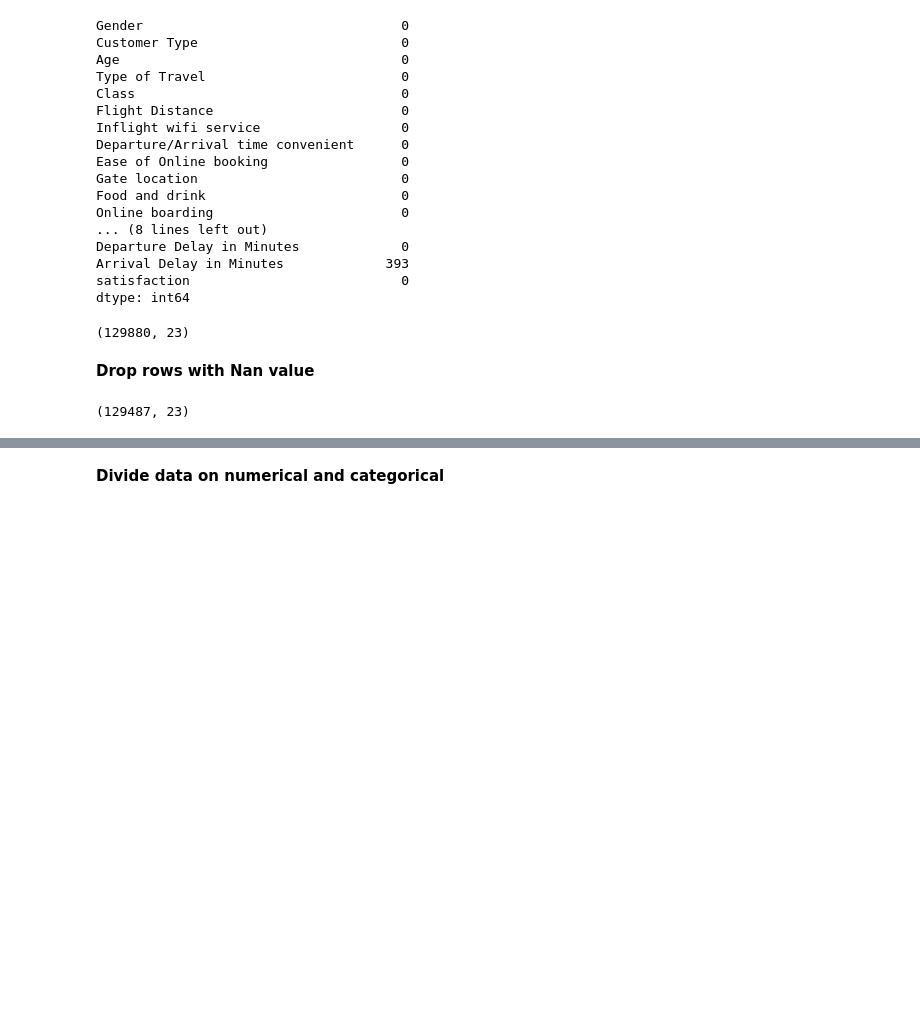
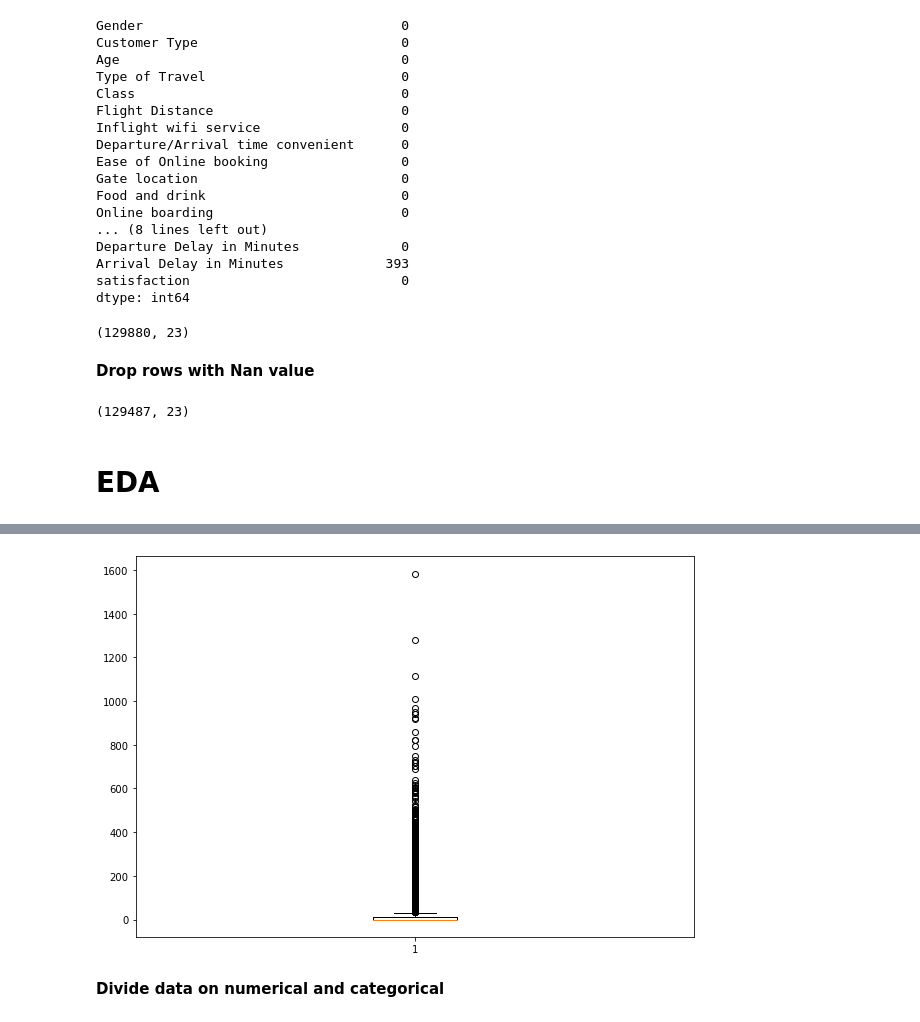
Before and after one commit to Iryna-Nesterenko/Airline-Passenger-Satisfaction-Machine_learning-, a Jupyter notebook: Airline-Passenger-Satisfaction-Machine_learning.ipynb, the cells around one changed output, grey strips where cells are left out. Saved outputs shown, nothing was run; the diff lists cells and outputs as text; code cells hidden in the pictures; blank space fills up the shorter version.

```diff
--- a/Airline-Passenger-Satisfaction-Machine_learning.ipynb
+++ b/Airline-Passenger-Satisfaction-Machine_learning.ipynb
@@ -134,6 +135,8 @@ data = data.dropna()
 data.shape
 # %% [output]
 (129487, 23)
+# %% [markdown]
+# EDA
 # %%
 data.describe()
 # %% [output]
@@ -146,6 +149,17 @@ data.describe()
 | 50% | 40.000000 | 844.000000 | 3.000000 | 3.000000 | 3.000000 | ... |
 | 75% | 51.000000 | 1744.000000 | 4.000000 | 4.000000 | 4.000000 | ... |
 | max | 85.000000 | 4983.000000 | 5.000000 | 5.000000 | 5.000000 | ... |
+# %%
+import matplotlib.pyplot as plt
+import numpy as np
+
+fig = plt.figure(figsize =(10, 7))
+
+plt.boxplot(total["Arrival Delay in Minutes"])
+
+plt.show()
+# %% [output]
+[figure, added]
 # %% [markdown]
 **Divide data on numerical and categorical**
 # %%
```
Also changed, not shown: parts of 28 cells of this notebook, 1 other file.
